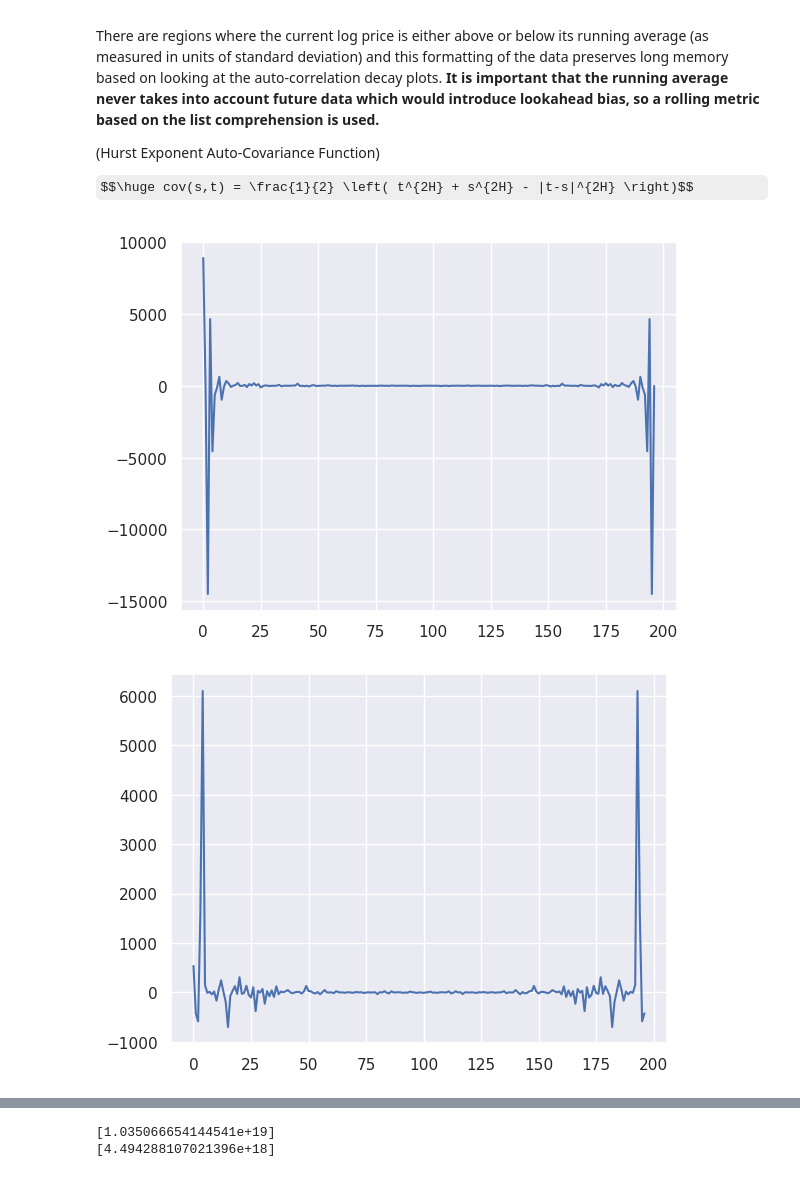
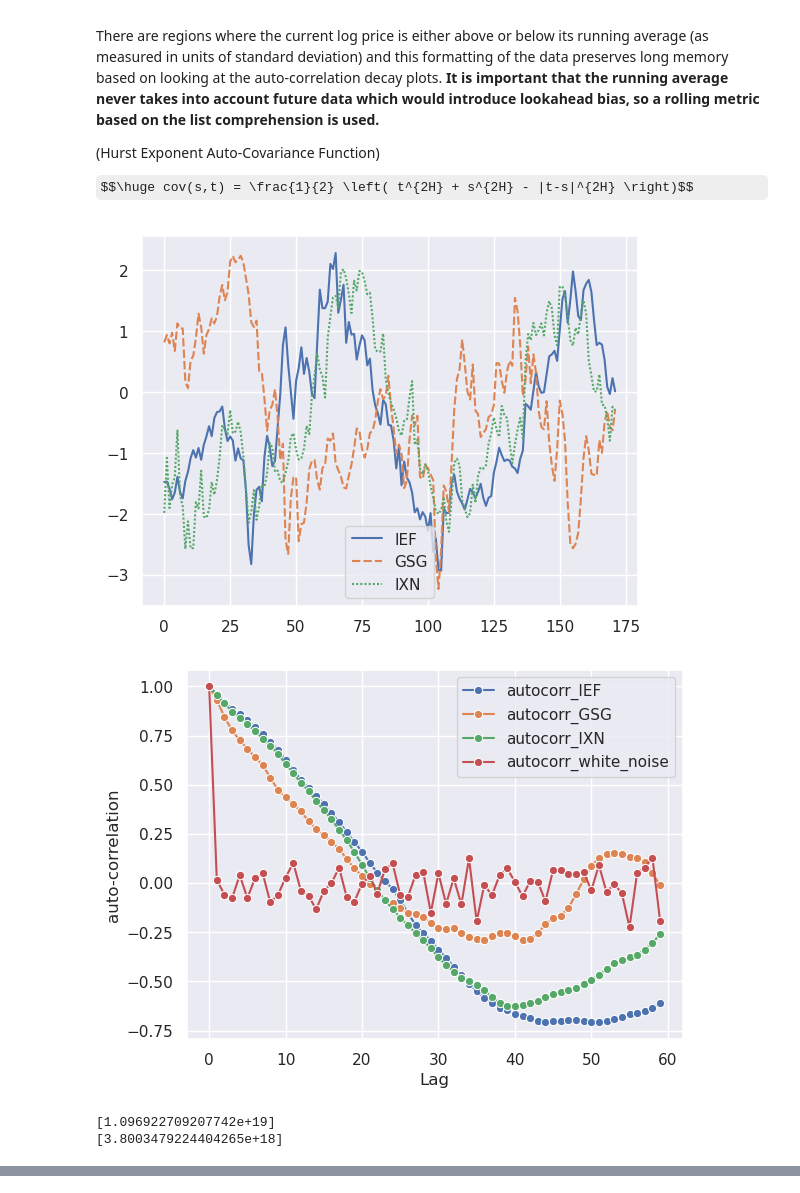
Before and after one commit to regime-lab/power-spectral-density, a Jupyter notebook: fractional_psd_wasserstein_score.ipynb, the cells around one changed output, grey strips where cells are left out. Cells and saved outputs as stored; diff of their text form; code cells hidden in the pictures; some formulas as TeX source.

```diff
--- a/fractional_psd_wasserstein_score.ipynb
+++ b/fractional_psd_wasserstein_score.ipynb
@@ -125,8 +125,8 @@ import scipy
 
 m6_subset1 = m6_assets.copy()
 
-# Window length 35 days
-wlen = 35
+# Window length 55 days
+wlen = 60
 
 # First convert to log price
 m6_subset1 = m6_subset1.apply(np.log)
@@ -143,19 +143,27 @@ m6_subset['GSG'] = rolling_zscore(m6_subset1['GSG'])
 m6_subset['IXN'] = rolling_zscore(m6_subset1['IXN'])
 
 # View Power Spectrum
-view_spectrum(m6_subset['IEF'].values)
-view_spectrum(m6_subset['GSG'].values)
-view_spectrum(m6_subset['IXN'].values)
+#view_spectrum(m6_subset['IEF'].values)
+#view_spectrum(m6_subset['GSG'].values)
+#view_spectrum(m6_subset['IXN'].values)
 
 # View Data
 sns.lineplot(data=m6_subset)
 plt.show()
 
+# Make Noise
+white_noise_d = torch.normal(0, 1, size=(len(m6_subset),))
+white_noise_d = white_noise_d.detach().numpy()
+white_noise = FractionalPSD(white_noise_d)
+wdf=pd.DataFrame()
+wdf['X']=white_noise_d
+
 # View Auto Correlation
 decay_func = lambda S, _range: [S.autocorr(lag=Lag) for Lag in _range]
-sns.lineplot(data=decay_func(m6_subset['IEF'], range(0, 200)), label='autocorr_IEF', marker='o')
-sns.lineplot(data=decay_func(m6_subset['GSG'], range(0, 200)), label='autocorr_GSG', marker='o')
-sns.lineplot(data=decay_func(m6_subset['IXN'], range(0, 200)), label='autocorr_IXN', marker='o')
+sns.lineplot(data=decay_func(m6_subset['IEF'], range(0, wlen)), label='autocorr_IEF', marker='o')
+sns.lineplot(data=decay_func(m6_subset['GSG'], range(0, wlen)), label='autocorr_GSG', marker='o')
+sns.lineplot(data=decay_func(m6_subset['IXN'], range(0, wlen)), label='autocorr_IXN', marker='o')
+sns.lineplot(data=decay_func(wdf['X'], range(0, wlen)), label='autocorr_white_noise', marker='o')
 plt.xlabel('Lag')
 plt.ylabel('auto-correlation')
 plt.show()
@@ -187,43 +195,34 @@ class FractionalPSD:
         eigenvalues_self = np.linalg.eigvalsh(autocov_0)
 
         # Generate samples from the exponential distribution for eigenvalues over threshold
         samples_target = np.random.exponential(scale=1/np.clip(eigenvalues_target, a_min=1e-20, a_max=None))
         samples_self = np.random.exponential(scale=1/np.clip(eigenvalues_self, a_min=1e-20, a_max=None))
 
-        # And View
-        sns.distplot(samples_target)
-        sns.distplot(samples_self)
-        plt.show()
-
         # Wasserstein Distance
         return stats.wasserstein_distance(samples_target, samples_self)
 
 # Example comparing white noise with same mean/variance to fractional processes
 fractional_ief = FractionalPSD(m6_subset['IEF'].values)
 fractional_gsg = FractionalPSD(m6_subset['GSG'].values)
 fractional_ixn = FractionalPSD(m6_subset['IXN'].values)
 scores_ief=[]
 scores_gsg=[]
 scores_ixn=[]
 scores=[]
-hursts=[]
-
-white_noise = torch.normal(np.mean(fractional_ief.data), np.var(fractional_ief.data), size=(len(m6_subset),))
-white_noise = white_noise.detach().numpy()
-hursts.append(pyeeg.hurst(white_noise))
-white_noise = FractionalPSD(white_noise)
 
 scores_ief.append(white_noise.distance_norm(fractional_ief.data))
 scores_gsg.append(white_noise.distance_norm(fractional_gsg.data))
 scores_ixn.append(white_noise.distance_norm(fractional_ixn.data))
 print(scores_ief)
 print(scores_gsg)
 
 plt.scatter(x=range(len(scores_ief)), y=scores_ief, s=8, label='scores_ief')
 plt.scatter(x=range(len(scores_gsg)), y=scores_gsg, s=8, label='scores_gsg')
 plt.scatter(x=range(len(scores_ixn)), y=scores_ixn, s=8, label='scores_ixn')
 plt.legend()
 plt.show()
 # %% [output]
-[figure, old version]
+[figure, new version]
-[figure, old version]
+[figure, new version]
+[1.096922709207742e+19]
+[3.8003479224404265e+18]
@@ -236,2 +229,0 @@ plt.show()
-[1.035066654144541e+19]
-[4.494288107021396e+18]
```
Also changed, not shown: parts of 1 cell of this notebook.
